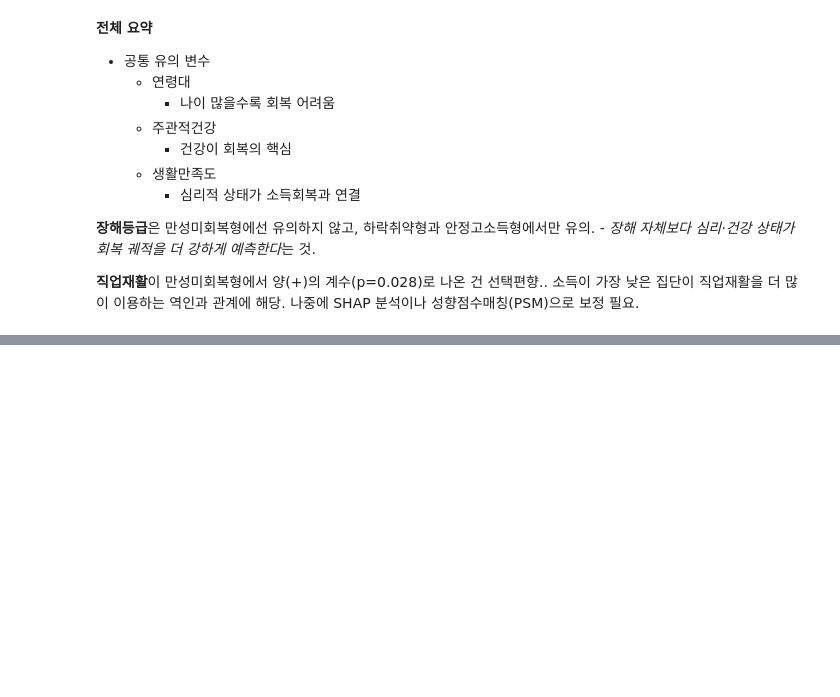
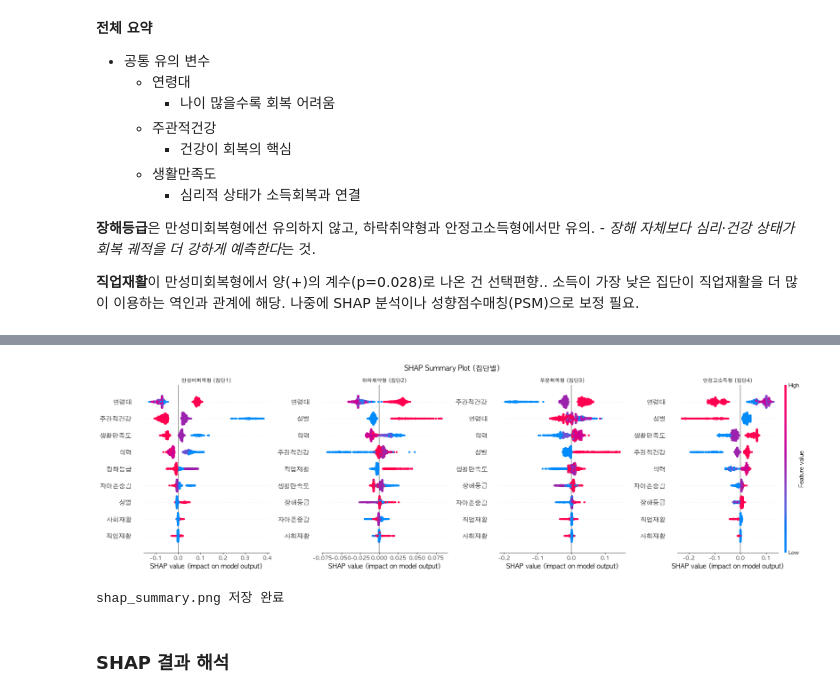
Before and after one commit to hwangsahyun/PSWCI, a Jupyter notebook: PSWCI_code.ipynb, the cells around one changed output, grey strips where cells are left out. Saved outputs shown, nothing was run; the diff lists cells and outputs as text; code cells hidden in the pictures; blank space fills up the shorter version.

```diff
--- a/PSWCI_code.ipynb
+++ b/PSWCI_code.ipynb
@@ -1612,0 +1901,30 @@ Reference 집단: 집단3(부분회복형)과 그 외 집단
+# %%
+# ============================================================
+# 5. SHAP Summary Plot (beeswarm) - 집단별
+# ============================================================
+
+fig, axes = plt.subplots(1, 4, figsize=(20, 6))
+fig.suptitle('SHAP Summary Plot (집단별)',
+             fontsize=14, fontweight='bold')
+
+for idx in range(4):
+    plt.sca(axes[idx])
+    shap.summary_plot(
+        shap_values[:, :, idx],
+        X,
+        plot_type = 'dot',
+        show      = False,
+        plot_size = None,
+        color_bar = (idx == 3)
+    )
+    axes[idx].set_title(class_names[idx], fontsize=10, fontweight='bold')
+
+plt.tight_layout()
+plt.savefig('shap_summary.png', dpi=150, bbox_inches='tight')
+plt.show()
+print("shap_summary.png 저장 완료")
+# %% [output]
+[figure, added]
+shap_summary.png 저장 완료
+# %% [markdown]
+### SHAP 결과 해석
```
Also changed, not shown: parts of 8 cells of this notebook, 3 other files.
